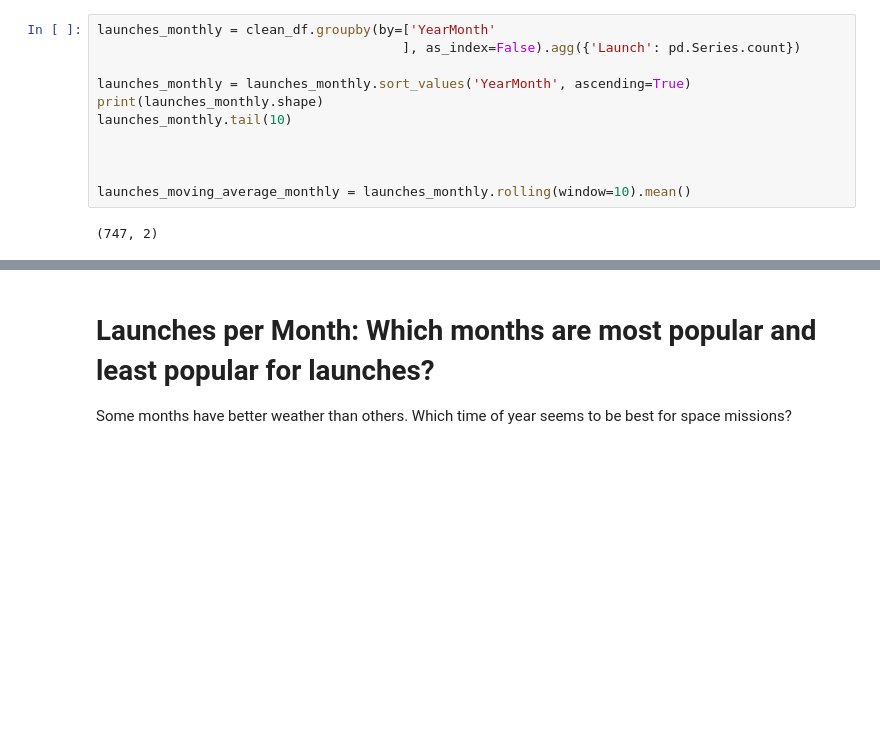
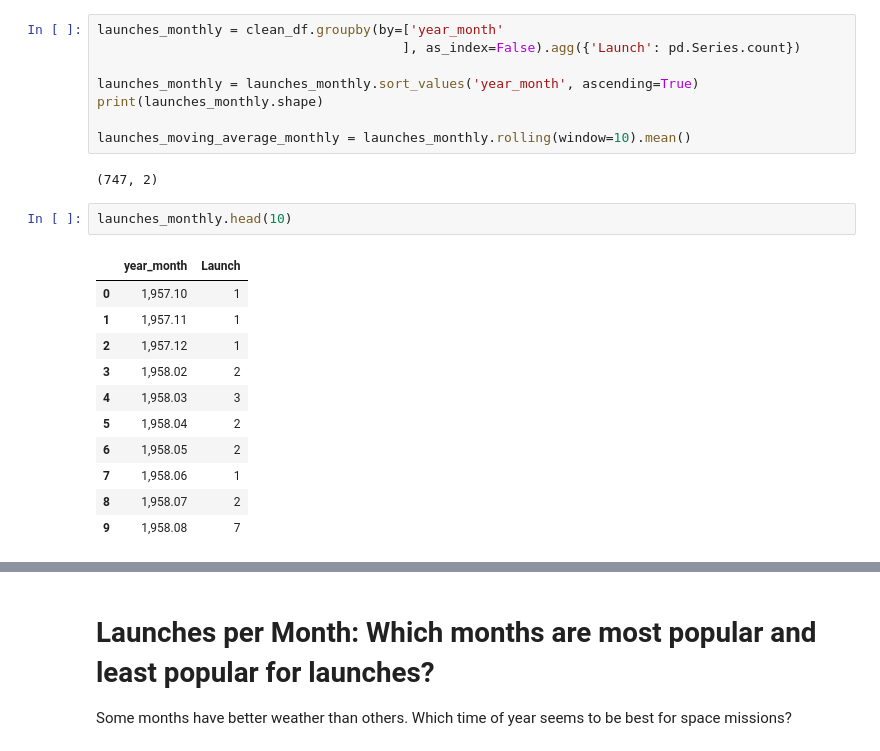
Before and after one commit to sjoerdreyer/Space_Missions_Data_Analysis, a Jupyter notebook: Space_Missions_Analysis_.ipynb, the cells around one changed output, grey strips where cells are left out. Cells and saved outputs as stored; diff of their text form; blank space fills up the shorter version.

```diff
--- a/Space_Missions_Analysis_.ipynb
+++ b/Space_Missions_Analysis_.ipynb
@@ -675,18 +674,29 @@ clean_df.head(1)
 |  | Organisation | Location | Date | Detail | Rocket_Status | Price | Mission_Status | Country | Launch | ... |
 | 0 | SpaceX | LC-39A, Kennedy Space Center, Flo... | 2020-08-07 05:12:00+00:00 | Falcon 9 Block 5 | Starlink V1 L9... | StatusActive | 50.00 | Success | United States of America | 1 | ... |
 # %%
-launches_monthly = clean_df.groupby(by=['YearMonth'
+launches_monthly = clean_df.groupby(by=['year_month'
                                        ], as_index=False).agg({'Launch': pd.Series.count})
 
-launches_monthly = launches_monthly.sort_values('YearMonth', ascending=True)
+launches_monthly = launches_monthly.sort_values('year_month', ascending=True)
 print(launches_monthly.shape)
-launches_monthly.tail(10)
-
-
 
 launches_moving_average_monthly = launches_monthly.rolling(window=10).mean()
 # %% [output]
 (747, 2)
+# %%
+launches_monthly.head(10)
+# %% [output]
+|  | year_month | Launch |
+| 0 | 1,957.10 | 1 |
+| 1 | 1,957.11 | 1 |
+| 2 | 1,957.12 | 1 |
+| 3 | 1,958.02 | 2 |
+| 4 | 1,958.03 | 3 |
+| 5 | 1,958.04 | 2 |
+| 6 | 1,958.05 | 2 |
+| 7 | 1,958.06 | 1 |
+| 8 | 1,958.07 | 2 |
+| 9 | 1,958.08 | 7 |
 # %%
 launches_monthly.info()
 # %% [output]
```
Also changed, not shown: parts of 16 cells of this notebook.
